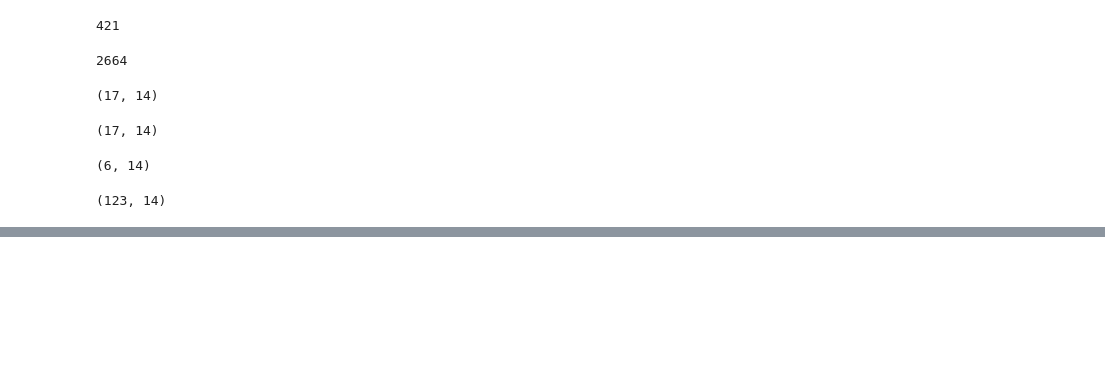
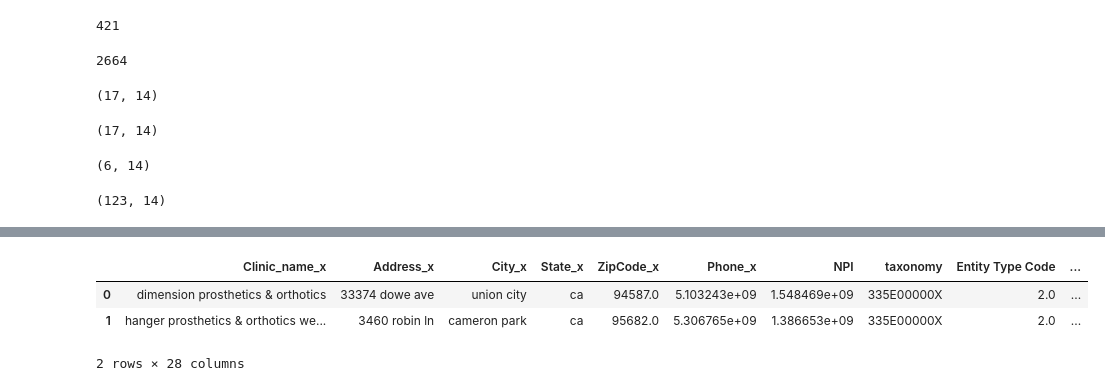
Before and after one commit to hyuanz/ClinicsCali_Clean, a Jupyter notebook: calistfinal.ipynb, the cells around one changed output, grey strips where cells are left out. Cells and saved outputs as stored; diff of their text form; code cells hidden in the pictures; blank space fills up the shorter version.

```diff
--- a/calistfinal.ipynb
+++ b/calistfinal.ipynb
@@ -238,0 +373,3 @@ workbook.save('cleancali4.xlsx')
+# %%
+for col in cols_tolower:
+    dataframe[col] = dataframe[col].apply(lambda x: x.lower().strip() if isinstance(x, str) else x)
@@ -238,0 +391,6 @@ workbook.save('cleancali4.xlsx')
+# %%
+dataframe['combineid'] = dataframe['Clinic_name'].str.split().str[0] + dataframe['Address'].str.split().str[0]
+# %%
+frame3['combineid'] = frame3['Clinic_name'].str.split().str[0] + frame3['Address'].str.split().str[0]
+# %%
+merged_df = pd.merge(dataframe, frame3, on=['first_clname'], how='outer')
@@ -238,0 +405,7 @@ workbook.save('cleancali4.xlsx')
+# %%
+merged_df.head(2)
+# %% [output]
+|  | Clinic_name_x | Address_x | City_x | State_x | ZipCode_x | Phone_x | NPI | taxonomy | Entity Type Code | ... |
+| 0 | dimension prosthetics & orthotics | 33374 dowe ave | union city | ca | 94587.0 | 5.103243e+09 | 1.548469e+09 | 335E00000X | 2.0 | ... |
+| 1 | hanger prosthetics & orthotics we... | 3460 robin ln | cameron park | ca | 95682.0 | 5.306765e+09 | 1.386653e+09 | 335E00000X | 2.0 | ... |
+2 rows × 28 columns
```
Also changed, not shown: parts of 65 cells of this notebook, 4 other files.
